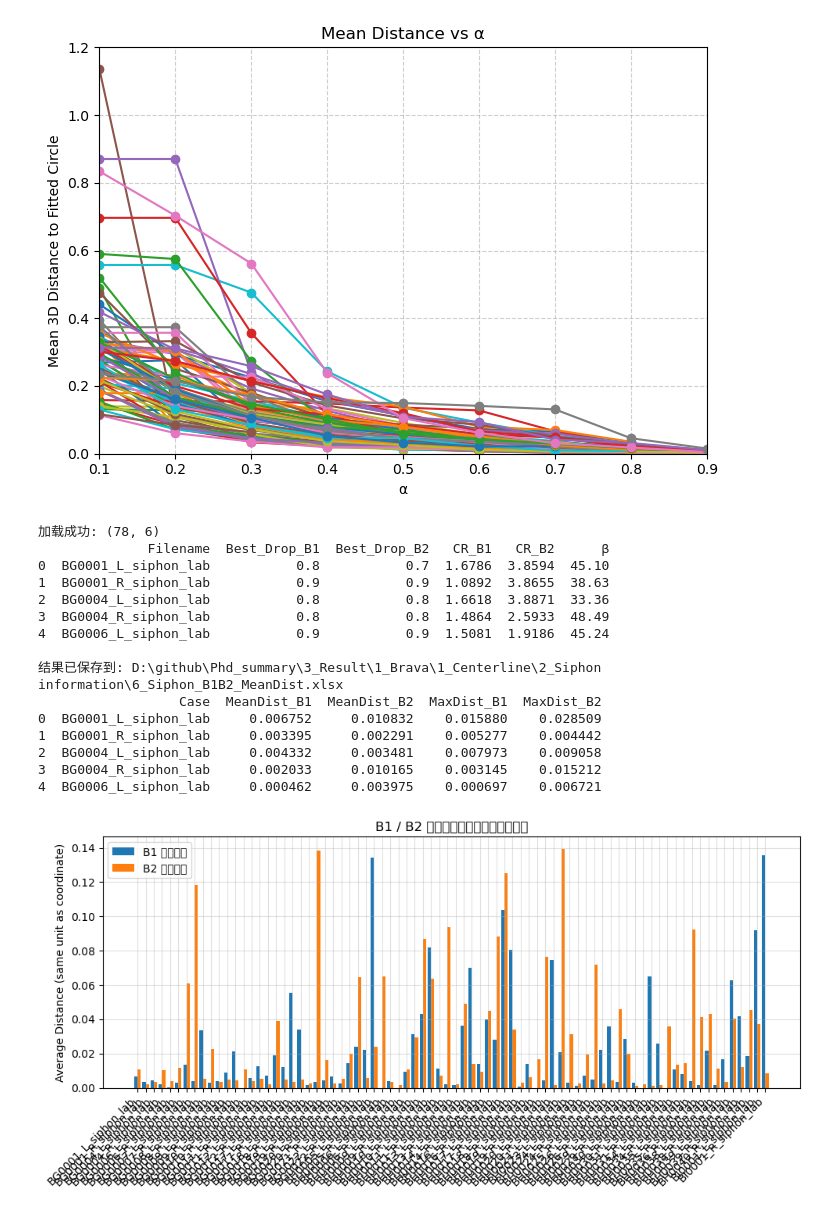
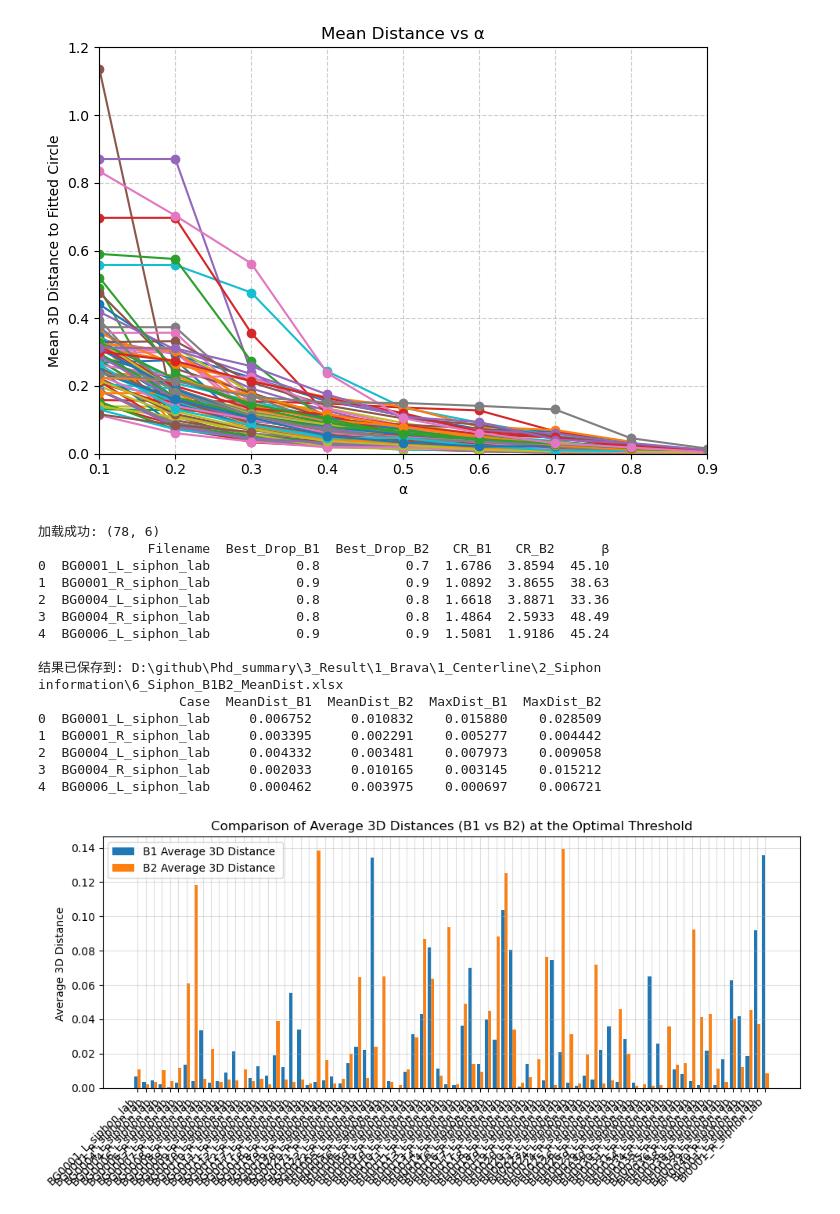
Before and after one commit to ryuuzuiki/Geometry_Feng, a Jupyter notebook: 2_Code/1_Brava/1_Preprocessing/5_fitting test.ipynb, the cells around one changed output. Saved outputs shown, nothing was run; the diff lists cells and outputs as text; code cells hidden in the pictures.

```diff
--- a/2_Code/1_Brava/1_Preprocessing/5_fitting test.ipynb
+++ b/2_Code/1_Brava/1_Preprocessing/5_fitting test.ipynb
@@ -1290,35 +1422,35 @@ for idx, row in df.iterrows():
 out_df = pd.DataFrame(results)
 out_path = os.path.join(os.path.dirname(xlsx_path), "6_Siphon_B1B2_MeanDist.xlsx")
 out_df.to_excel(out_path, index=False)
 print(f"\n结果已保存到: {out_path}")
 print(out_df.head())
 
 # === 可视化 ===
 plt.figure(figsize=(10, 5))
 x = np.arange(len(out_df))
-plt.bar(x - 0.2, out_df["MeanDist_B1"], width=0.4, label="B1 平均距离")
-plt.bar(x + 0.2, out_df["MeanDist_B2"], width=0.4, label="B2 平均距离")
+plt.bar(x - 0.2, out_df["MeanDist_B1"], width=0.4, label="B1 Average 3D Distance ")
+plt.bar(x + 0.2, out_df["MeanDist_B2"], width=0.4, label="B2 Average 3D Distance ")
 plt.xticks(x, out_df["Case"], rotation=45, ha='right')
-plt.ylabel("Average Distance (same unit as coordinate)")
-plt.title("B1 / B2 平均距离（各症例最优阈值）")
+plt.ylabel("Average 3D Distance ")
+plt.title("Comparison of Average 3D Distances (B1 vs B2) at the Optimal Threshold")
 plt.legend()
 plt.grid(alpha=0.4)
 plt.tight_layout()
 plt.show()
 # %% [output]
 加载成功: (78, 6)
               Filename  Best_Drop_B1  Best_Drop_B2   CR_B1   CR_B2      β
 0  BG0001_L_siphon_lab           0.8           0.7  1.6786  3.8594  45.10
 1  BG0001_R_siphon_lab           0.9           0.9  1.0892  3.8655  38.63
 2  BG0004_L_siphon_lab           0.8           0.8  1.6618  3.8871  33.36
 3  BG0004_R_siphon_lab           0.8           0.8  1.4864  2.5933  48.49
 4  BG0006_L_siphon_lab           0.9           0.9  1.5081  1.9186  45.24
 
 结果已保存到: D:\github\Phd_summary\3_Result\1_Brava\1_Centerline\2_Siphon information\6_Siphon_B1B2_MeanDist.xlsx
                   Case  MeanDist_B1  MeanDist_B2  MaxDist_B1  MaxDist_B2
 0  BG0001_L_siphon_lab     0.006752     0.010832    0.015880    0.028509
 1  BG0001_R_siphon_lab     0.003395     0.002291    0.005277    0.004442
 2  BG0004_L_siphon_lab     0.004332     0.003481    0.007973    0.009058
 3  BG0004_R_siphon_lab     0.002033     0.010165    0.003145    0.015212
 4  BG0006_L_siphon_lab     0.000462     0.003975    0.000697    0.006721
-[figure, old version]
+[figure, new version]
```
Also changed, not shown: parts of 1 cell of this notebook, 3 other files.
